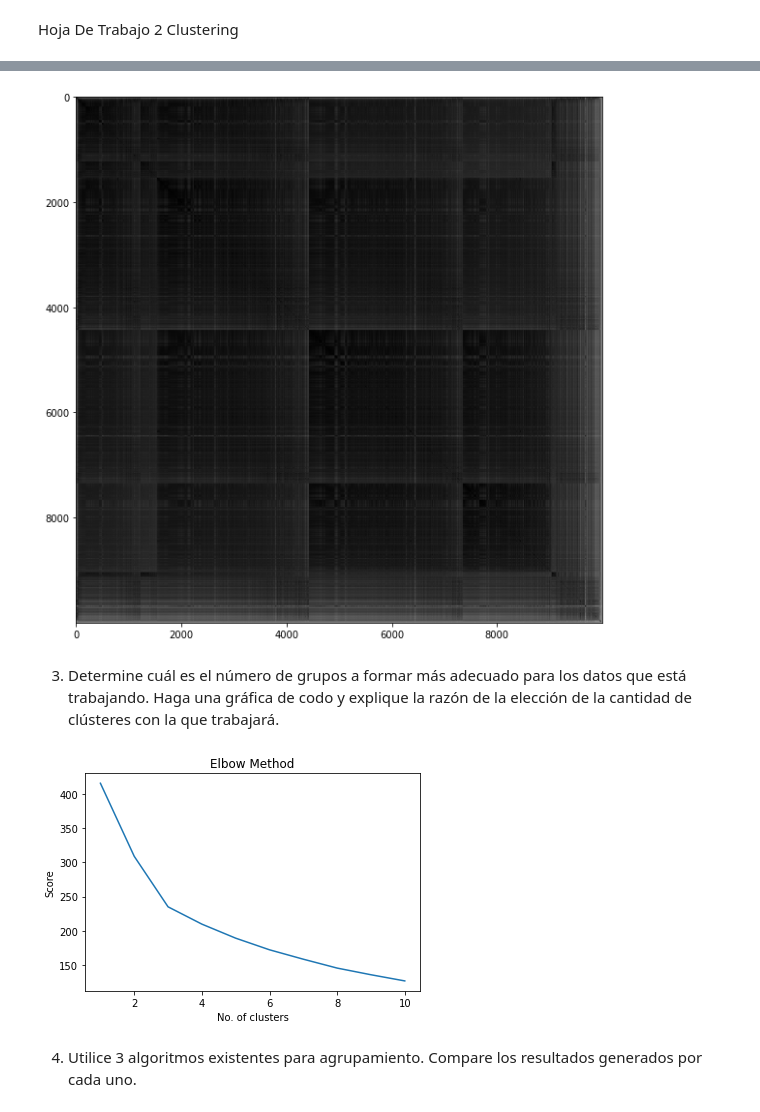
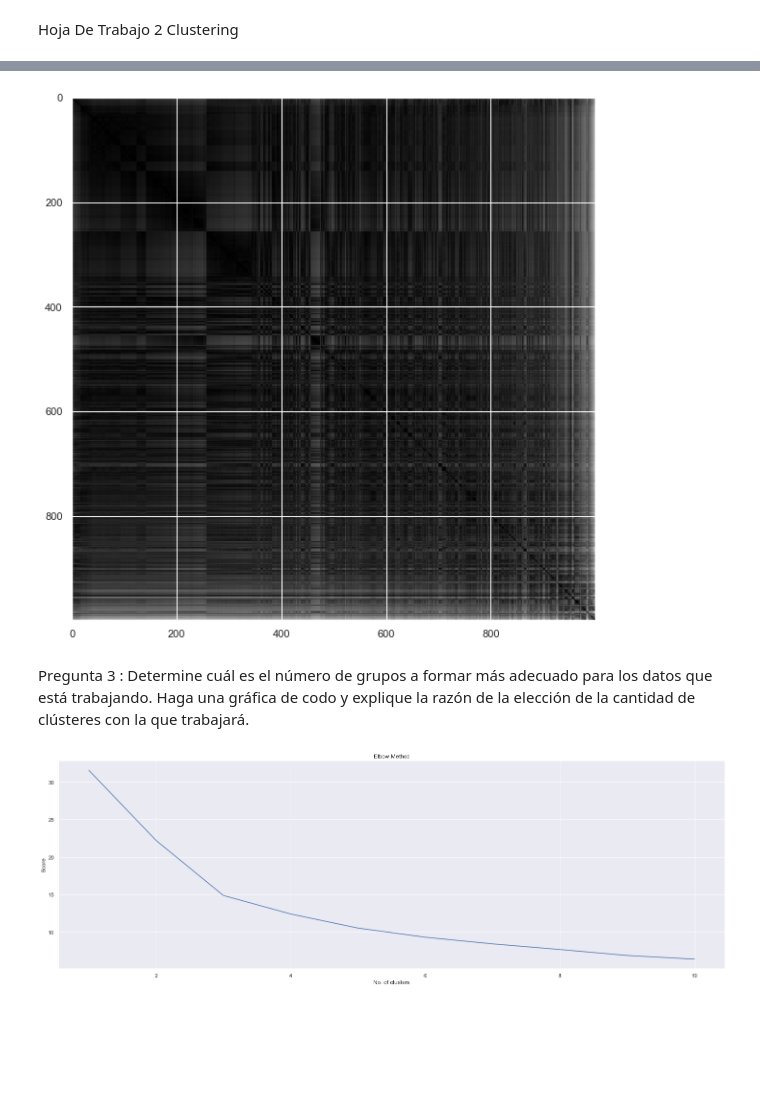
Before and after one commit to JosePabloPonce/MineriaHDT2, a Jupyter notebook: hdt2.ipynb, the cells around one changed output, grey strips where cells are left out. Drawn from its saved outputs; the diff is of its cells as text; code cells hidden in the pictures; blank space fills up the shorter version.

```diff
--- a/hdt2.ipynb
+++ b/hdt2.ipynb
@@ -72,0 +62,14 @@ Pregunta 2
+# %%
+#Se eliminan de la muestra las variables que no seran de utilidad segun los diagramas de dispersion y el diagrama de cajas
+movies.drop('id', inplace=True, axis=1)
+movies.drop('productionCountriesAmount', inplace=True, axis=1)
+movies.drop('productionCoAmount', inplace=True, axis=1)
+movies.drop('genresAmount', inplace=True, axis=1)
+movies.drop('popularity', inplace=True, axis=1)
+movies.drop('actorsAmount', inplace=True, axis=1)
+
+variables_cuantitativas = movies._get_numeric_data()
+variables_cuantitativas_normalizadas=(variables_cuantitativas-variables_cuantitativas.min())/(variables_cuantitativas.max()-variables_cuantitativas.min())
+
+#Se muestran las variables que aportan informacion
+print(variables_cuantitativas_normalizadas)
@@ -75,4 +95,5 @@ Estadístico de Hopkins Tendencia a 0, con 0.02, por lo que los datos no estan u
 # %%
 random.seed(150)
-print(pyclustertend.hopkins(variables_cuantitativas_normalizadas,len(variables_cuantitativas_normalizadas)))
+variables_cuantitativas_normalizadas_muestra_mil = variables_cuantitativas_normalizadas.sample(n=1000)
+print(pyclustertend.hopkins(variables_cuantitativas_normalizadas_muestra_mil,len(variables_cuantitativas_normalizadas_muestra_mil)))
 # %% [output]
@@ -87,23 +108,21 @@ pyclustertend.vat(X_scale)
 # %%
-pyclustertend.vat(variables_cuantitativas_normalizadas)
+pyclustertend.vat(variables_cuantitativas_normalizadas_muestra_mil)
 # %% [output]
-[figure, old version]
+[figure, new version]
 # %% [markdown]
-3. Determine cuál es el número de grupos a formar más adecuado para los datos que está trabajando. Haga una gráfica de codo y explique la razón de la elección de la cantidad de clústeres con la que trabajará.
+Pregunta 3 : Determine cuál es el número de grupos a formar más adecuado para los datos que está trabajando. Haga una gráfica de codo y explique la razón de la elección de la cantidad de clústeres con la que trabajará.
 # %%
 numeroClusters = range(1,11)
 wcss = []
 for i in numeroClusters:
     kmeans = cluster.KMeans(n_clusters=i)
-    kmeans.fit(variables_cuantitativas_normalizadas)
+    kmeans.fit(variables_cuantitativas_normalizadas_muestra_mil)
     wcss.append(kmeans.inertia_)
 
 plt.plot(numeroClusters, wcss)
 plt.xlabel("No. of clusters")
 plt.ylabel("Score")
 plt.title("Elbow Method")
 plt.show()
 # %% [output]
-[figure, old version]
+[figure, new version]
-# %% [markdown]
-4. Utilice 3 algoritmos existentes para agrupamiento. Compare los resultados generados por cada uno.
```
Also changed, not shown: parts of 17 cells of this notebook.
